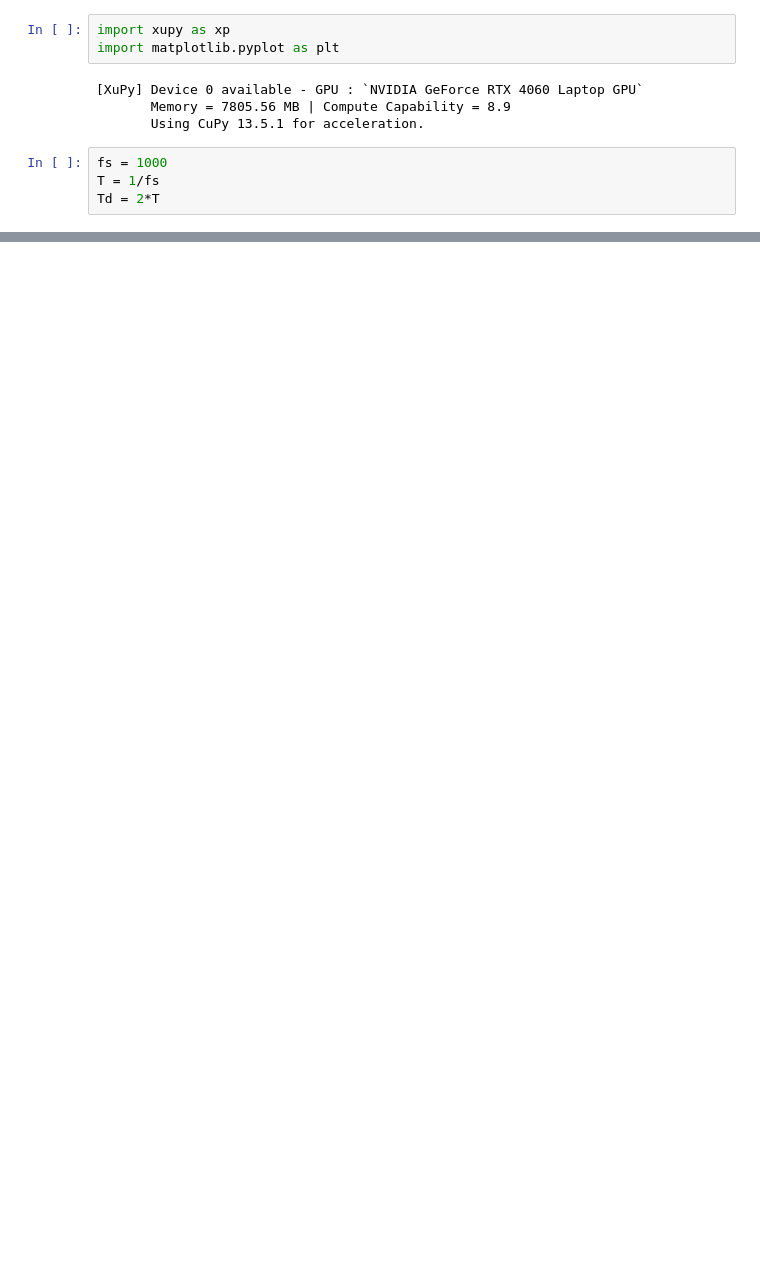
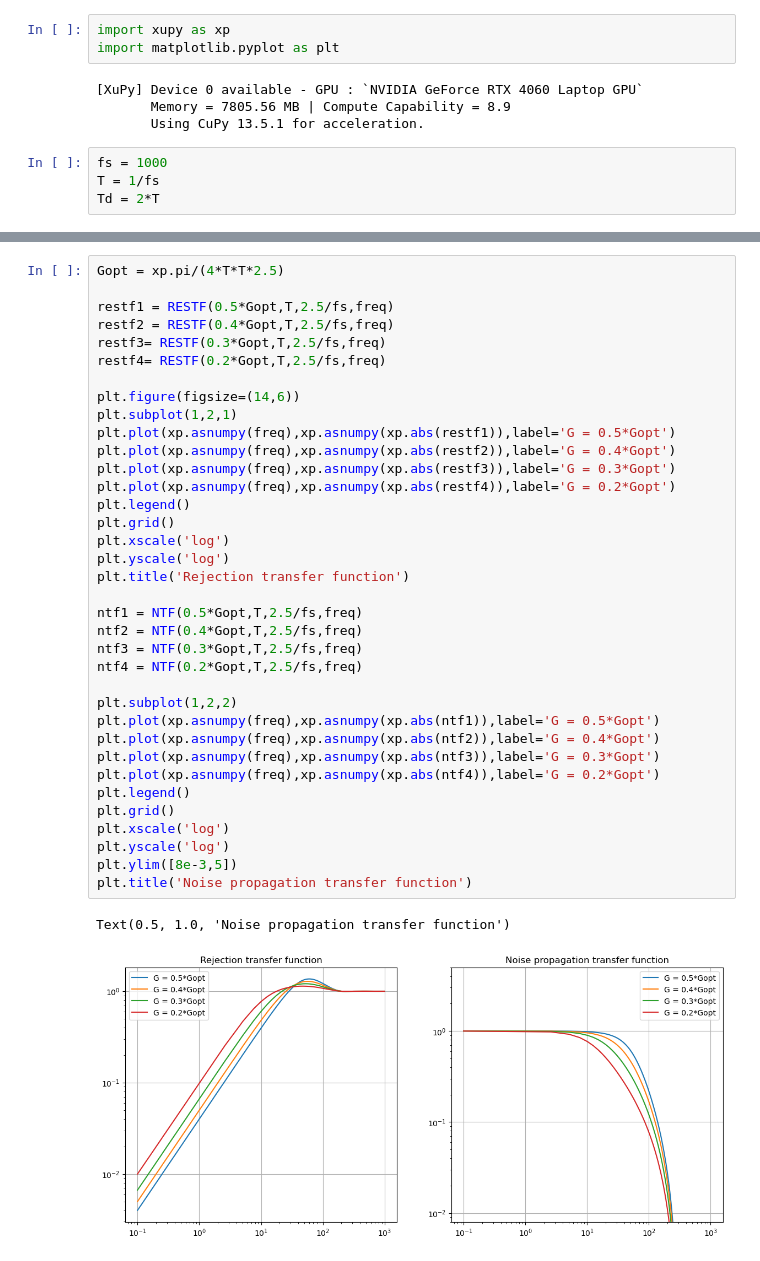
Before and after one commit to ArcetriAdaptiveOptics/ekarus, a Jupyter notebook: ekarus/notebooks/TestControl.ipynb, the cells around one changed output, grey strips where cells are left out. Cells and saved outputs as stored; diff of their text form; blank space fills up the shorter version.

```diff
--- a/ekarus/notebooks/TestControl.ipynb
+++ b/ekarus/notebooks/TestControl.ipynb
@@ -48,0 +113,39 @@ plot_tf(tf,freq)
+# %%
+Gopt = xp.pi/(4*T*T*2.5)
+
+restf1 = RESTF(0.5*Gopt,T,2.5/fs,freq)
+restf2 = RESTF(0.4*Gopt,T,2.5/fs,freq)
+restf3= RESTF(0.3*Gopt,T,2.5/fs,freq)
+restf4= RESTF(0.2*Gopt,T,2.5/fs,freq)
+
+plt.figure(figsize=(14,6))
+plt.subplot(1,2,1)
+plt.plot(xp.asnumpy(freq),xp.asnumpy(xp.abs(restf1)),label='G = 0.5*Gopt')
+plt.plot(xp.asnumpy(freq),xp.asnumpy(xp.abs(restf2)),label='G = 0.4*Gopt')
+plt.plot(xp.asnumpy(freq),xp.asnumpy(xp.abs(restf3)),label='G = 0.3*Gopt')
+plt.plot(xp.asnumpy(freq),xp.asnumpy(xp.abs(restf4)),label='G = 0.2*Gopt')
+plt.legend()
+plt.grid()
+plt.xscale('log')
+plt.yscale('log')
+plt.title('Rejection transfer function')
+
+ntf1 = NTF(0.5*Gopt,T,2.5/fs,freq)
+ntf2 = NTF(0.4*Gopt,T,2.5/fs,freq)
+ntf3 = NTF(0.3*Gopt,T,2.5/fs,freq)
+ntf4 = NTF(0.2*Gopt,T,2.5/fs,freq)
+
+plt.subplot(1,2,2)
+plt.plot(xp.asnumpy(freq),xp.asnumpy(xp.abs(ntf1)),label='G = 0.5*Gopt')
+plt.plot(xp.asnumpy(freq),xp.asnumpy(xp.abs(ntf2)),label='G = 0.4*Gopt')
+plt.plot(xp.asnumpy(freq),xp.asnumpy(xp.abs(ntf3)),label='G = 0.3*Gopt')
+plt.plot(xp.asnumpy(freq),xp.asnumpy(xp.abs(ntf4)),label='G = 0.2*Gopt')
+plt.legend()
+plt.grid()
+plt.xscale('log')
+plt.yscale('log')
+plt.ylim([8e-3,5])
+plt.title('Noise propagation transfer function')
+# %% [output]
+Text(0.5, 1.0, 'Noise propagation transfer function')
+[figure, added]
```
Also changed, not shown: parts of 10 cells of this notebook, 7 other files.
